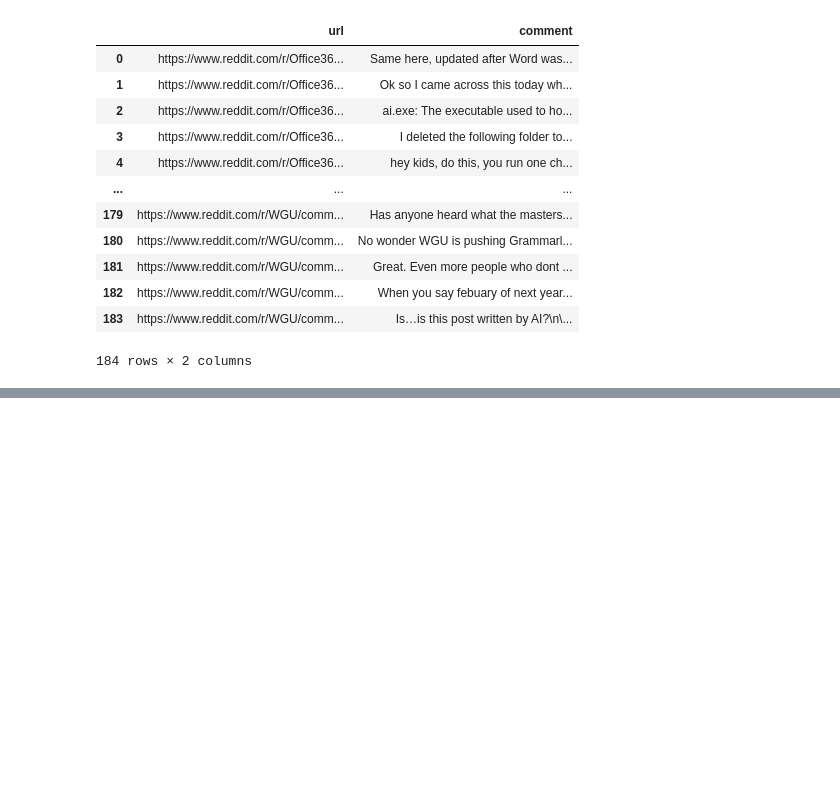
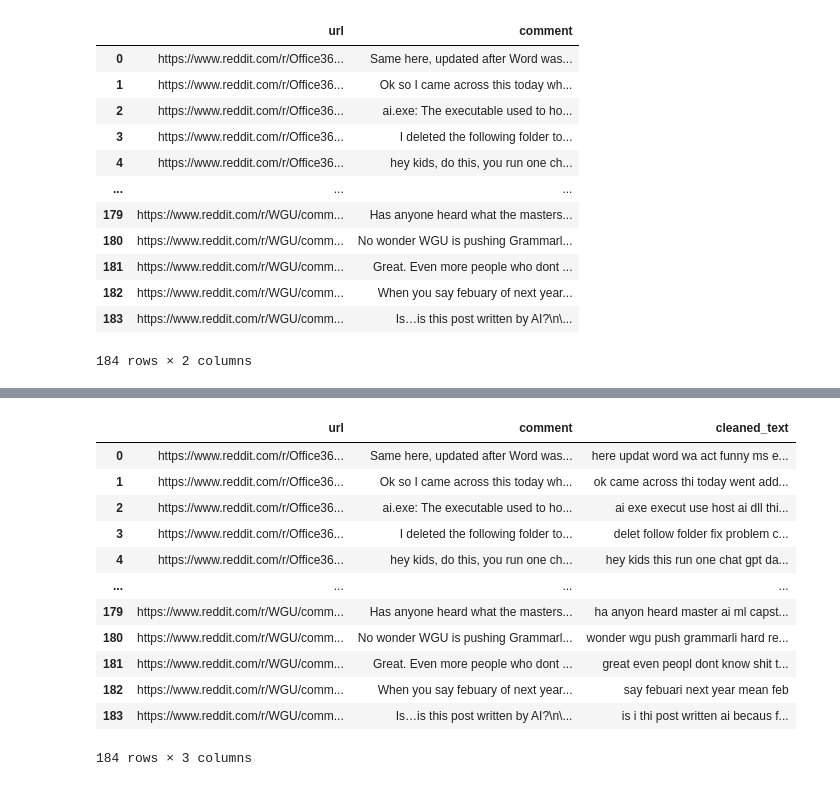
Before and after one commit to lawrencetheabhorrence/Social-Computing-Notebooks, a Jupyter notebook: RedditScraper.ipynb, the cells around one changed output, grey strips where cells are left out. Cells and saved outputs as stored; diff of their text form; code cells hidden in the pictures; blank space fills up the shorter version.

Commit message:
preprocessed comments

```diff
--- a/RedditScraper.ipynb
+++ b/RedditScraper.ipynb
@@ -144,2 +261,19 @@ df
+# %%
+df['cleaned_text'] = preprocess_text(df, text_column='comment')
+df
+# %% [output]
+|  | url | comment | cleaned_text |
+| 0 | https://www.reddit.com/r/Office36... | Same here, updated after Word was... | here updat word wa act funny ms e... |
+| 1 | https://www.reddit.com/r/Office36... | Ok so I came across this today wh... | ok came across thi today went add... |
+| 2 | https://www.reddit.com/r/Office36... | ai.exe: The executable used to ho... | ai exe execut use host ai dll thi... |
+| 3 | https://www.reddit.com/r/Office36... | I deleted the following folder to... | delet follow folder fix problem c... |
+| 4 | https://www.reddit.com/r/Office36... | hey kids, do this, you run one ch... | hey kids this run one chat gpt da... |
+| ... | ... | ... | ... |
+| 179 | https://www.reddit.com/r/WGU/comm... | Has anyone heard what the masters... | ha anyon heard master ai ml capst... |
+| 180 | https://www.reddit.com/r/WGU/comm... | No wonder WGU is pushing Grammarl... | wonder wgu push grammarli hard re... |
+| 181 | https://www.reddit.com/r/WGU/comm... | Great. Even more people who dont ... | great even peopl dont know shit t... |
+| 182 | https://www.reddit.com/r/WGU/comm... | When you say febuary of next year... | say febuari next year mean feb |
+| 183 | https://www.reddit.com/r/WGU/comm... | Is…is this post written by AI?\n\... | is i thi post written ai becaus f... |
+184 rows × 3 columns
 # %%
 df.to_csv("redditcomments.csv")
```
Also changed, not shown: parts of 3 cells of this notebook, 1 other file.
